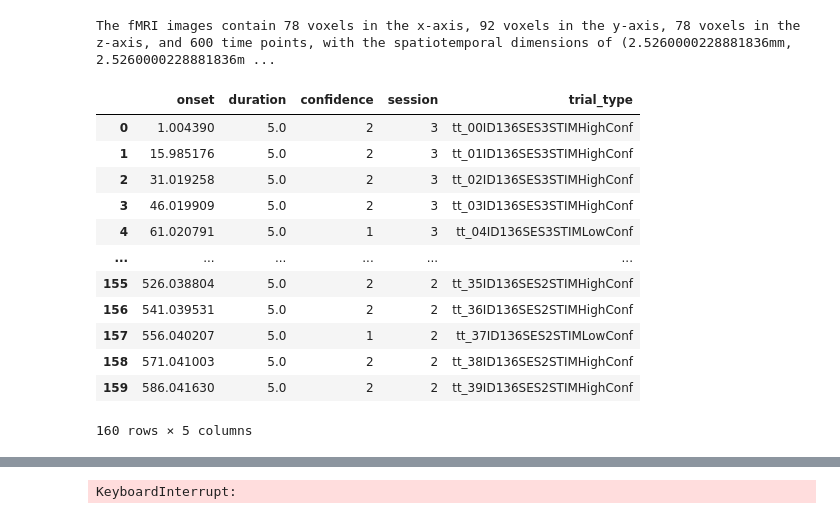
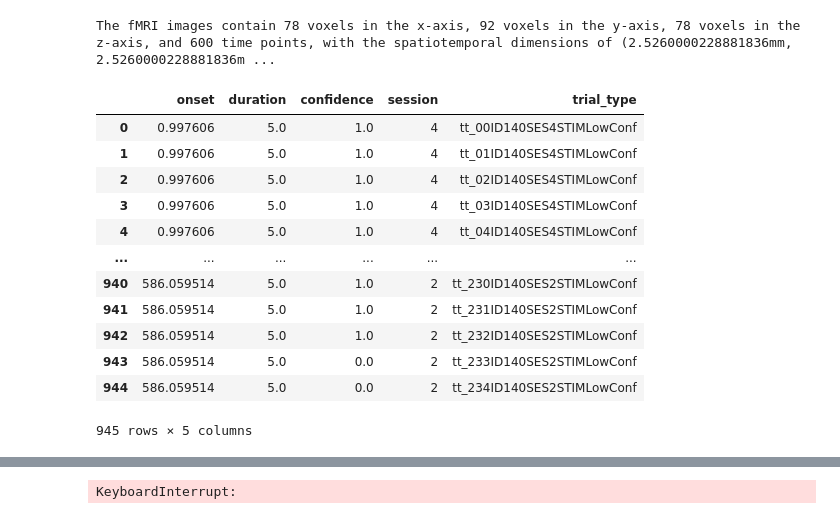
Before and after one commit to sabszh/ACN_F24, a Jupyter notebook: ACN_Portfolio_2/src/classifciation copy.ipynb, the cells around one changed output, grey strips where cells are left out. Cells and saved outputs as stored; diff of their text form; code cells hidden in the pictures.

```diff
--- a/ACN_Portfolio_2/src/classifciation copy.ipynb
+++ b/ACN_Portfolio_2/src/classifciation copy.ipynb
@@ -121,7 +121,7 @@ The fMRI images contain 78 voxels in the x-axis, 92 voxels in the y-axis, 78 vox
 # %%
 # Define the base directory for events data and load behavioral data
 events_data_dir = os.path.expanduser('/work/fMRI_data/BIDS_2024E')
-behavioral_data = pd.read_csv("/work/SabrinaSchrollZakiHansen#5217/ACN_F24/ACN_Portfolio_2/in/detailed_confidence_data.csv")
+behavioral_data = pd.read_csv("/work/SabrinaSchrollZakiHansen#5217/ACN_F24/ACN_Portfolio_2/out/merged_df.csv")
 
 # Initialize a dictionary to store each subject's merged DataFrame
 subject_events_data = {}
@@ -153,7 +153,7 @@ for subject_folder in sorted(os.listdir(events_data_dir)):
         # Extract run (session) number and filter behavioral data accordingly
         run_number = int(event_file.split('_')[3].split('-')[1])
         behavioral_subset = behavioral_data[
-            (behavioral_data['subject_id'] == subj_numeric_id) &
+            (behavioral_data['subject_id_x'] == subj_numeric_id) &
             (behavioral_data['session'] == run_number)
         ][['onset_decks', 'confidence']]
 
@@ -184,18 +184,18 @@ for subject_folder in sorted(os.listdir(events_data_dir)):
 # Now subject_events_data includes session numbers and updated trial_type IDs with session information.
 # %%
 # Example
-subject_events_data[136]
+subject_events_data[140]
 # %% [output]
 |  | onset | duration | confidence | session | trial_type |
-| 0 | 1.004390 | 5.0 | 2 | 3 | tt_00ID136SES3STIMHighConf |
-| 1 | 15.985176 | 5.0 | 2 | 3 | tt_01ID136SES3STIMHighConf |
-| 2 | 31.019258 | 5.0 | 2 | 3 | tt_02ID136SES3STIMHighConf |
-| 3 | 46.019909 | 5.0 | 2 | 3 | tt_03ID136SES3STIMHighConf |
-| 4 | 61.020791 | 5.0 | 1 | 3 | tt_04ID136SES3STIMLowConf |
+| 0 | 0.997606 | 5.0 | 1.0 | 4 | tt_00ID140SES4STIMLowConf |
+| 1 | 0.997606 | 5.0 | 1.0 | 4 | tt_01ID140SES4STIMLowConf |
+| 2 | 0.997606 | 5.0 | 1.0 | 4 | tt_02ID140SES4STIMLowConf |
+| 3 | 0.997606 | 5.0 | 1.0 | 4 | tt_03ID140SES4STIMLowConf |
+| 4 | 0.997606 | 5.0 | 1.0 | 4 | tt_04ID140SES4STIMLowConf |
 | ... | ... | ... | ... | ... | ... |
-| 155 | 526.038804 | 5.0 | 2 | 2 | tt_35ID136SES2STIMHighConf |
-| 156 | 541.039531 | 5.0 | 2 | 2 | tt_36ID136SES2STIMHighConf |
-| 157 | 556.040207 | 5.0 | 1 | 2 | tt_37ID136SES2STIMLowConf |
-| 158 | 571.041003 | 5.0 | 2 | 2 | tt_38ID136SES2STIMHighConf |
-| 159 | 586.041630 | 5.0 | 2 | 2 | tt_39ID136SES2STIMHighConf |
+| 940 | 586.059514 | 5.0 | 1.0 | 2 | tt_230ID140SES2STIMLowConf |
+| 941 | 586.059514 | 5.0 | 1.0 | 2 | tt_231ID140SES2STIMLowConf |
+| 942 | 586.059514 | 5.0 | 1.0 | 2 | tt_232ID140SES2STIMLowConf |
+| 943 | 586.059514 | 5.0 | 0.0 | 2 | tt_233ID140SES2STIMLowConf |
+| 944 | 586.059514 | 5.0 | 0.0 | 2 | tt_234ID140SES2STIMLowConf |
-160 rows × 5 columns
+945 rows × 5 columns
```
Also changed, not shown: parts of 14 cells of this notebook, 5 other files.
